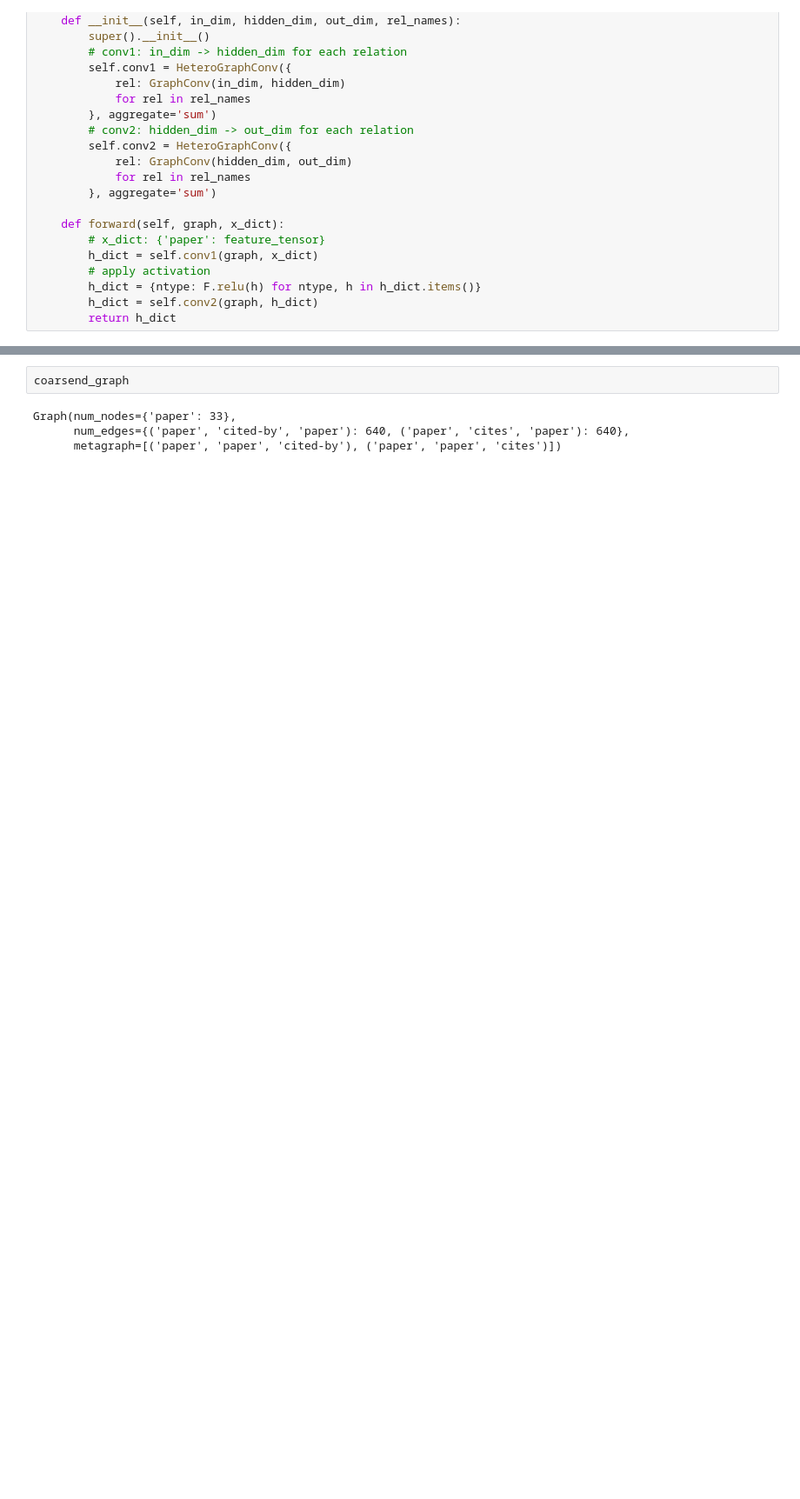
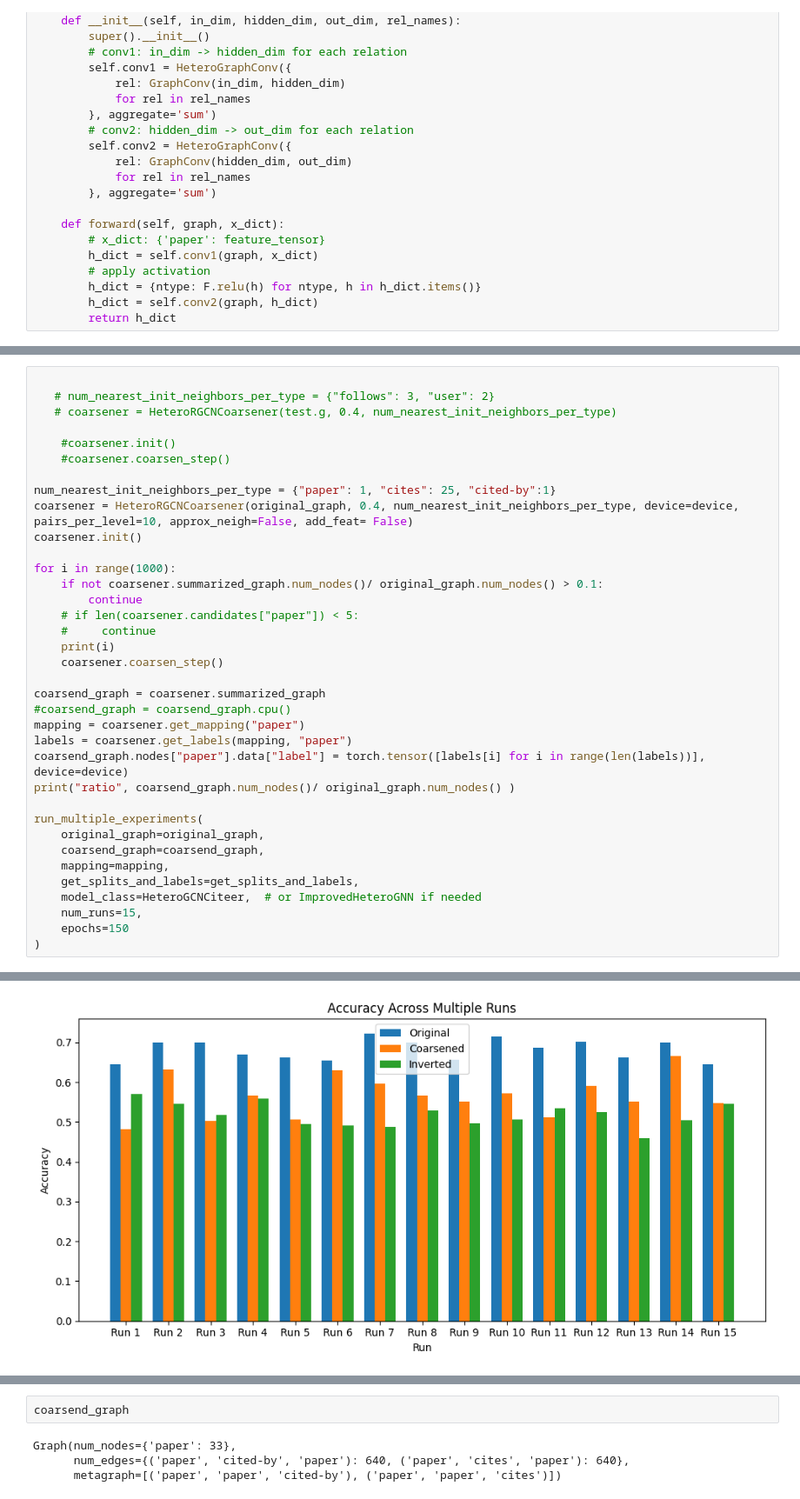
Before and after one commit to Robino-CK/hetero-conv-matching, a Jupyter notebook: test_citeer_acc_mult.ipynb, the cells around one changed output, grey strips where cells are left out. Shown at 87% size. Drawn from its saved outputs; the diff is of its cells as text; blank space fills up the shorter version.

```diff
--- a/test_citeer_acc_mult.ipynb
+++ b/test_citeer_acc_mult.ipynb
@@ -315,0 +328,37 @@ Inverted Accuracy:
+# %%
+
+   # num_nearest_init_neighbors_per_type = {"follows": 3, "user": 2}
+   # coarsener = HeteroRGCNCoarsener(test.g, 0.4, num_nearest_init_neighbors_per_type)
+
+    #coarsener.init()
+    #coarsener.coarsen_step()
+
+num_nearest_init_neighbors_per_type = {"paper": 1, "cites": 25, "cited-by":1}
+coarsener = HeteroRGCNCoarsener(original_graph, 0.4, num_nearest_init_neighbors_per_type, device=device, pairs_per_level=10, approx_neigh=False, add_feat= False)
+coarsener.init()
+
+for i in range(1000):
+    if not coarsener.summarized_graph.num_nodes()/ original_graph.num_nodes() > 0.1:
+        continue
+    # if len(coarsener.candidates["paper"]) < 5:
+    #     continue
+    print(i)
+    coarsener.coarsen_step()
+
+coarsend_graph = coarsener.summarized_graph
+#coarsend_graph = coarsend_graph.cpu()
+mapping = coarsener.get_mapping("paper")
+labels = coarsener.get_labels(mapping, "paper")
+coarsend_graph.nodes["paper"].data["label"] = torch.tensor([labels[i] for i in range(len(labels))], device=device)
+print("ratio", coarsend_graph.num_nodes()/ original_graph.num_nodes() )
+
+run_multiple_experiments(
+    original_graph=original_graph,
+    coarsend_graph=coarsend_graph,
+    mapping=mapping,
+    get_splits_and_labels=get_splits_and_labels,
+    model_class=HeteroGCNCiteer,  # or ImprovedHeteroGNN if needed
+    num_runs=15,
+    epochs=150
+)
+# %% [output]
@@ -315,0 +382 @@ Inverted Accuracy:
+[figure, added]
```
Also changed, not shown: parts of 4 cells of this notebook, 4 other files.
